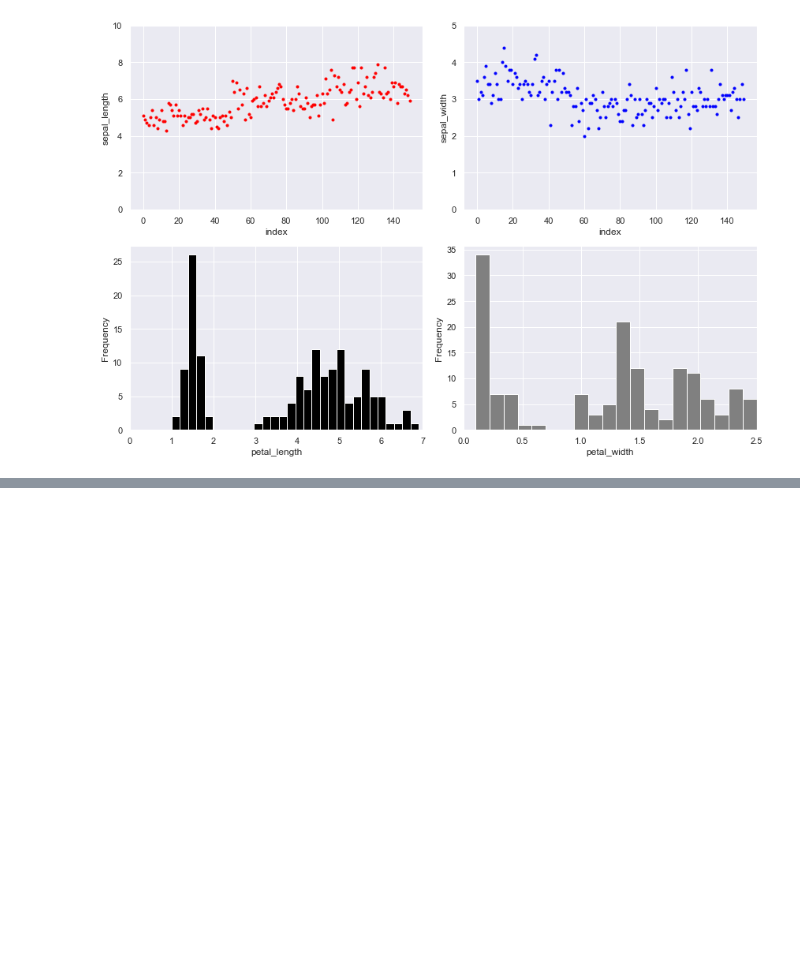
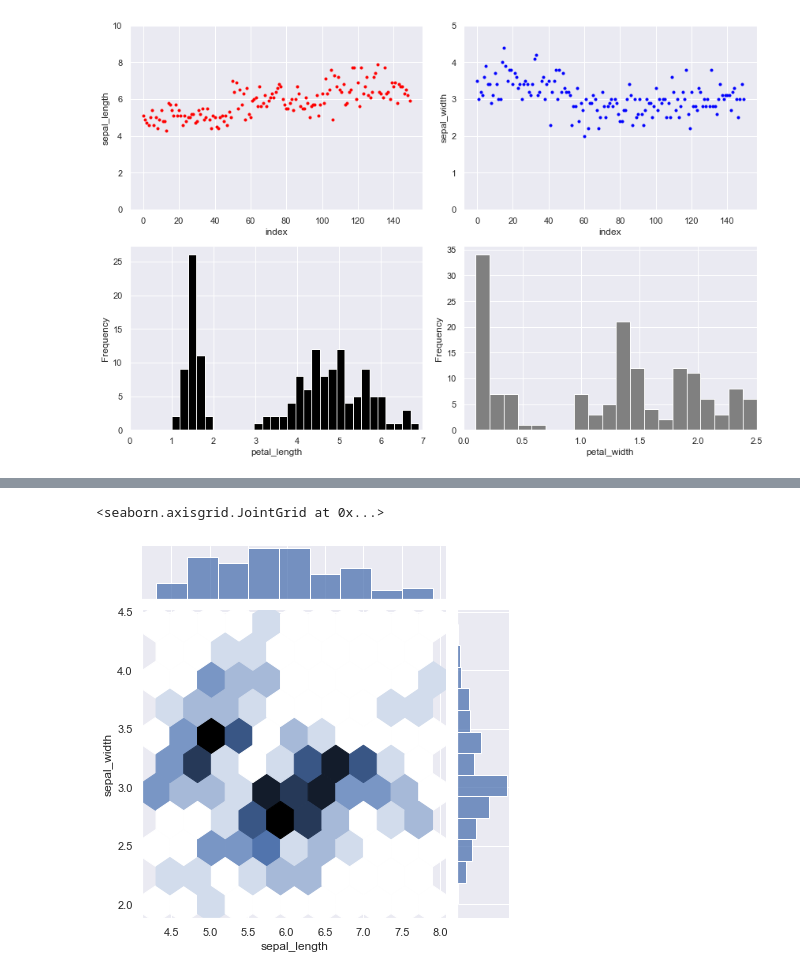
Before and after one commit to akshat-rawat/18CSE398J_MachineLearning, a Jupyter notebook: Classification/Data_Exploration.ipynb, the cells around one changed output, grey strips where cells are left out. Cells and saved outputs as stored; diff of their text form; code cells hidden in the pictures; blank space fills up the shorter version.

```diff
--- a/Classification/Data_Exploration.ipynb
+++ b/Classification/Data_Exploration.ipynb
@@ -271,0 +282,5 @@ fig.tight_layout()
+# %%
+sns.jointplot(x='sepal_length',y='sepal_width',kind='hex',data=df)
+# %% [output]
+<seaborn.axisgrid.JointGrid at 0x...>
+[figure, added]
```
Also changed, not shown: parts of 4 cells of this notebook, 2 other files.
